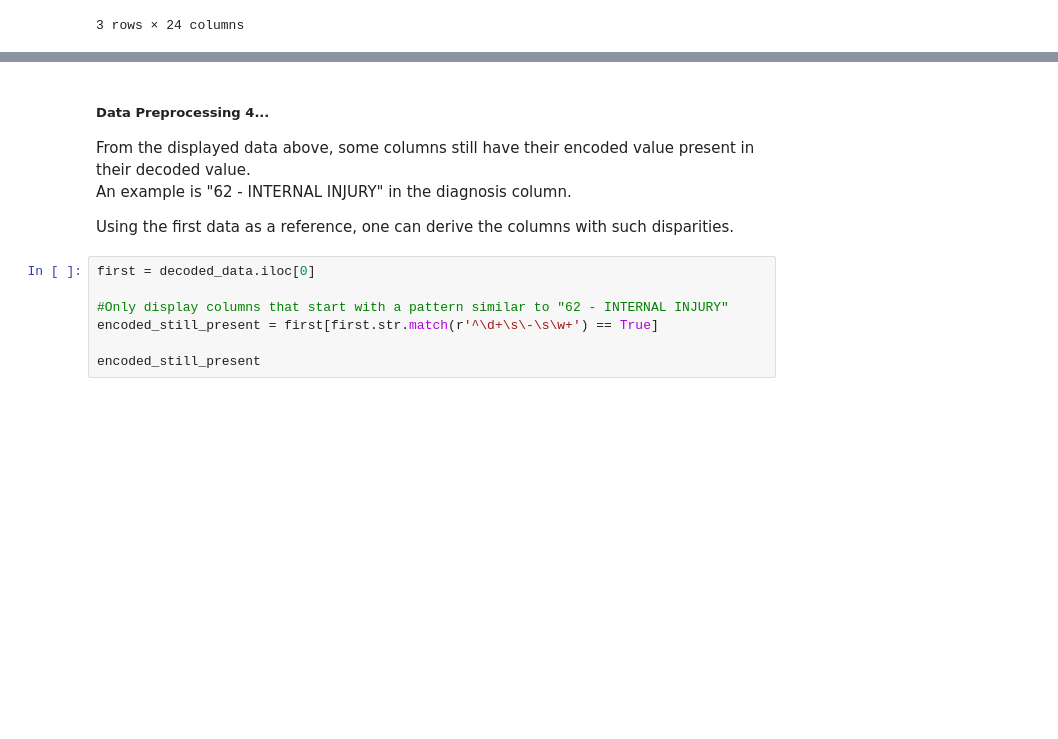
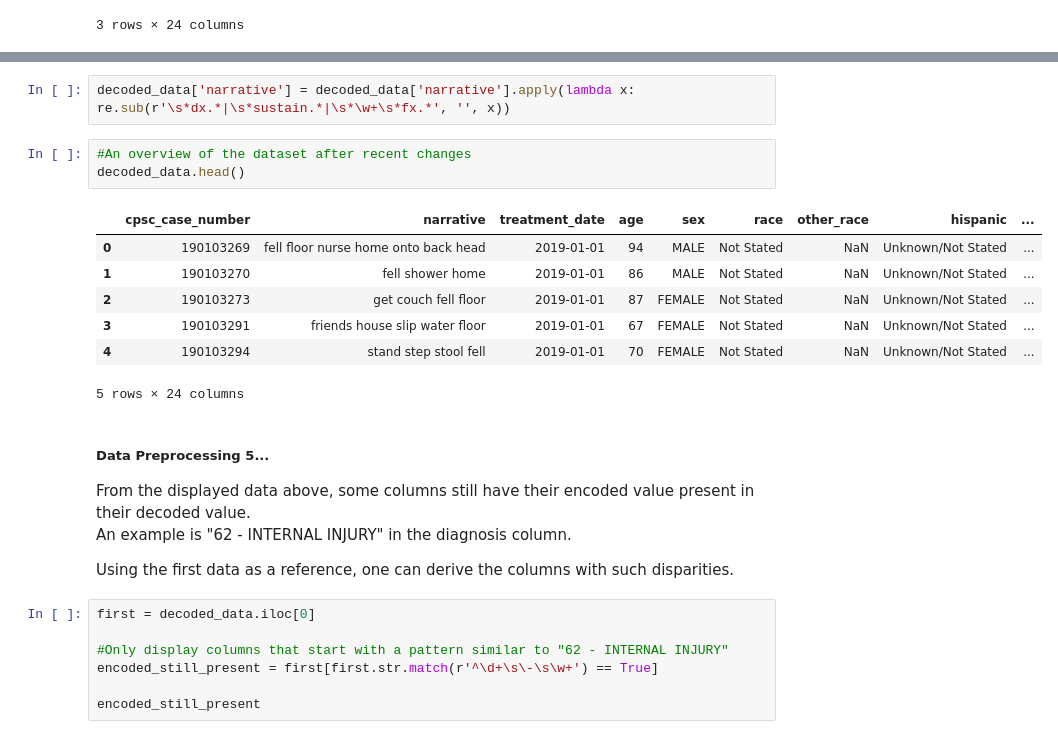
Before and after one commit to Queenvivy/CDC, a Jupyter notebook: CDC Adult Falls Edited.ipynb, the cells around one changed output, grey strips where cells are left out. Saved outputs shown, nothing was run; the diff lists cells and outputs as text; blank space fills up the shorter version.

```diff
--- a/CDC Adult Falls Edited.ipynb
+++ b/CDC Adult Falls Edited.ipynb
@@ -365,5 +379,18 @@ decoded_data.head(3)
+# %%
+decoded_data['narrative'] = decoded_data['narrative'].apply(lambda x: re.sub(r'\s*dx.*|\s*sustain.*|\s*\w+\s*fx.*', '', x))
+# %%
+#An overview of the dataset after recent changes
+decoded_data.head()
+# %% [output]
+|  | cpsc_case_number | narrative | treatment_date | age | sex | race | other_race | hispanic | ... |
+| 0 | 190103269 | fell floor nurse home onto back head | 2019-01-01 | 94 | MALE | Not Stated | NaN | Unknown/Not Stated | ... |
+| 1 | 190103270 | fell shower home | 2019-01-01 | 86 | MALE | Not Stated | NaN | Unknown/Not Stated | ... |
+| 2 | 190103273 | get couch fell floor | 2019-01-01 | 87 | FEMALE | Not Stated | NaN | Unknown/Not Stated | ... |
+| 3 | 190103291 | friends house slip water floor | 2019-01-01 | 67 | FEMALE | Not Stated | NaN | Unknown/Not Stated | ... |
+| 4 | 190103294 | stand step stool fell | 2019-01-01 | 70 | FEMALE | Not Stated | NaN | Unknown/Not Stated | ... |
+5 rows × 24 columns
 # %% [markdown]
-##### Data Preprocessing 4...
+##### Data Preprocessing 5...
 
 From the displayed data above, some columns still have their encoded value present in their decoded value.
 An example is "62 - INTERNAL INJURY" in the diagnosis column.
```
Also changed, not shown: parts of 31 cells of this notebook.
